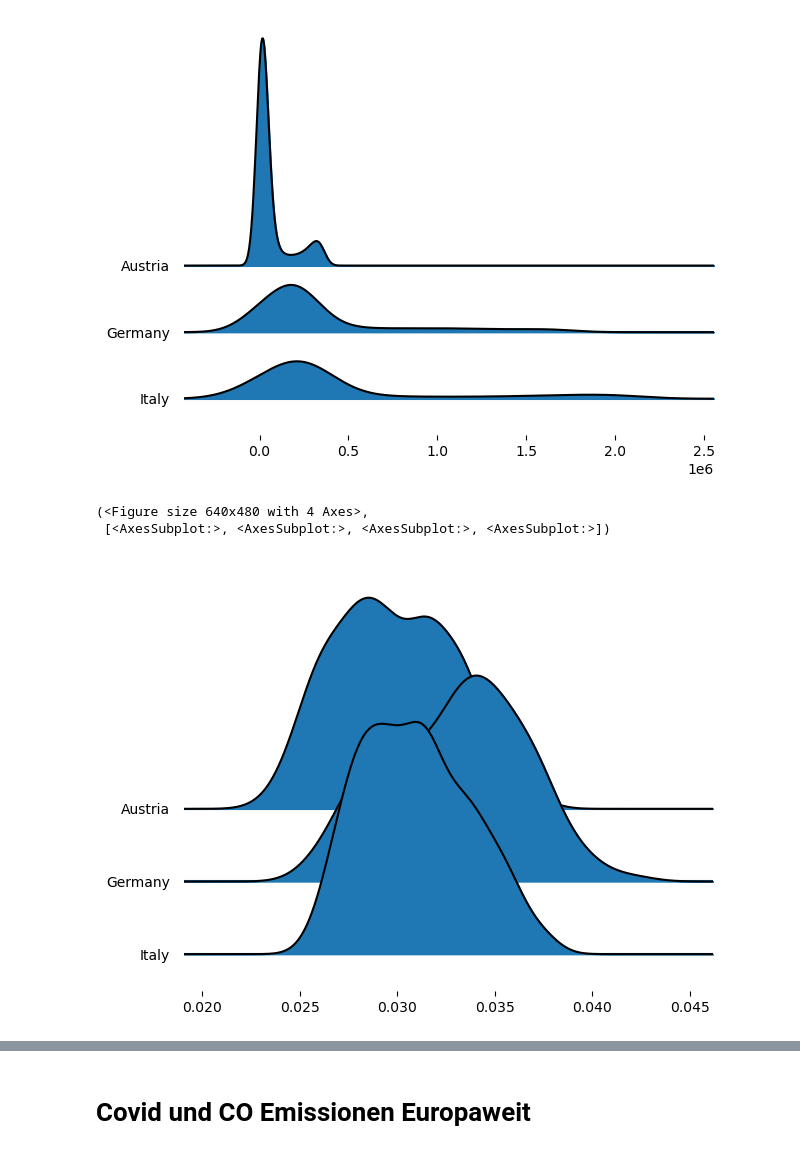
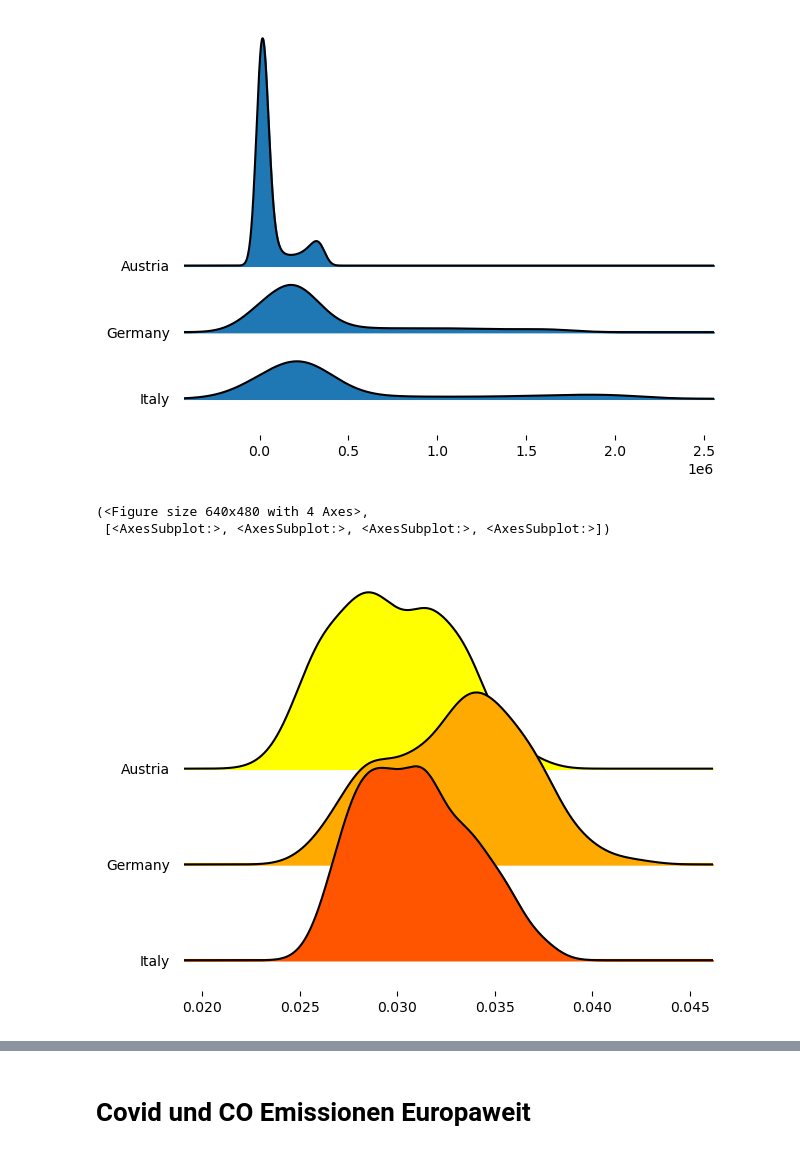
Before and after one commit to SunnyTrashpanda/BIGDA-Covid19-CO2, a Jupyter notebook: main.ipynb, the cells around one changed output, grey strips where cells are left out. Cells and saved outputs as stored; diff of their text form; code cells hidden in the pictures.

```diff
--- a/main.ipynb
+++ b/main.ipynb
@@ -681,8 +687,8 @@ fig, axes = joypy.joyplot(three_countries_covid, overlap=3, by="country", column
 # %%
 europe_co_df_pd = europe_co_df.toPandas()
 three_countries_co = europe_co_df_pd.loc[europe_co_df_pd['country'].isin(["Austria", "Germany", "Italy"])]
-joypy.joyplot(three_countries_co, overlap=2, by="country")
+joypy.joyplot(three_countries_co, overlap=2, by="country", colormap=cm.autumn_r)
 # %% [output]
 (<Figure size 640x480 with 4 Axes>,
  [<AxesSubplot:>, <AxesSubplot:>, <AxesSubplot:>, <AxesSubplot:>])
-[figure, old version]
+[figure, new version]
```
Also changed, not shown: parts of 14 cells of this notebook.
